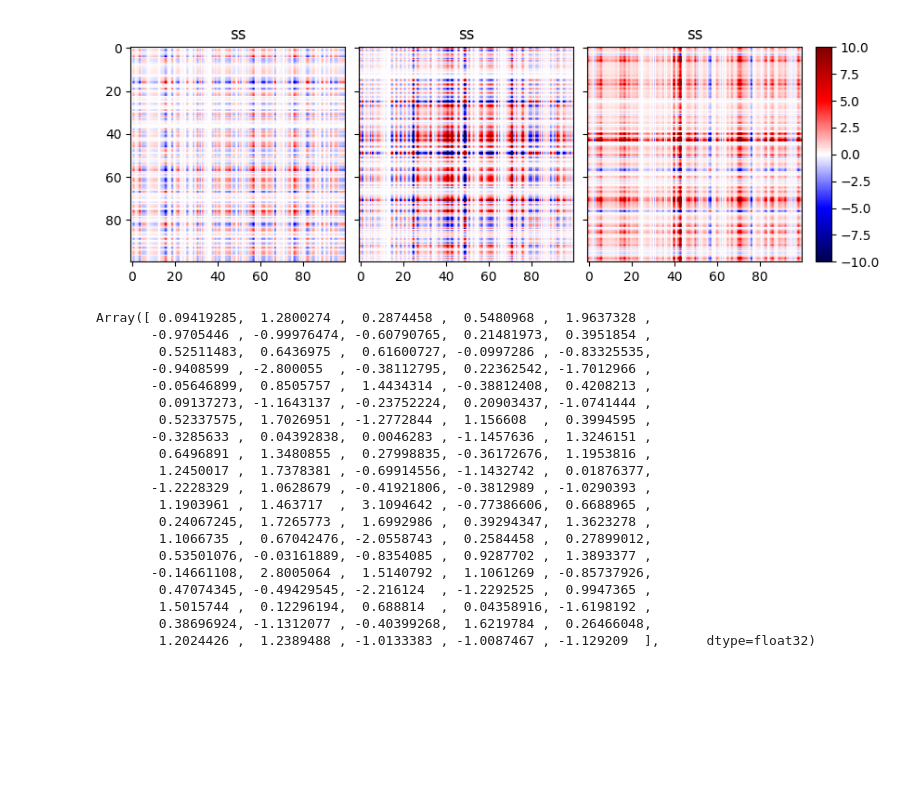
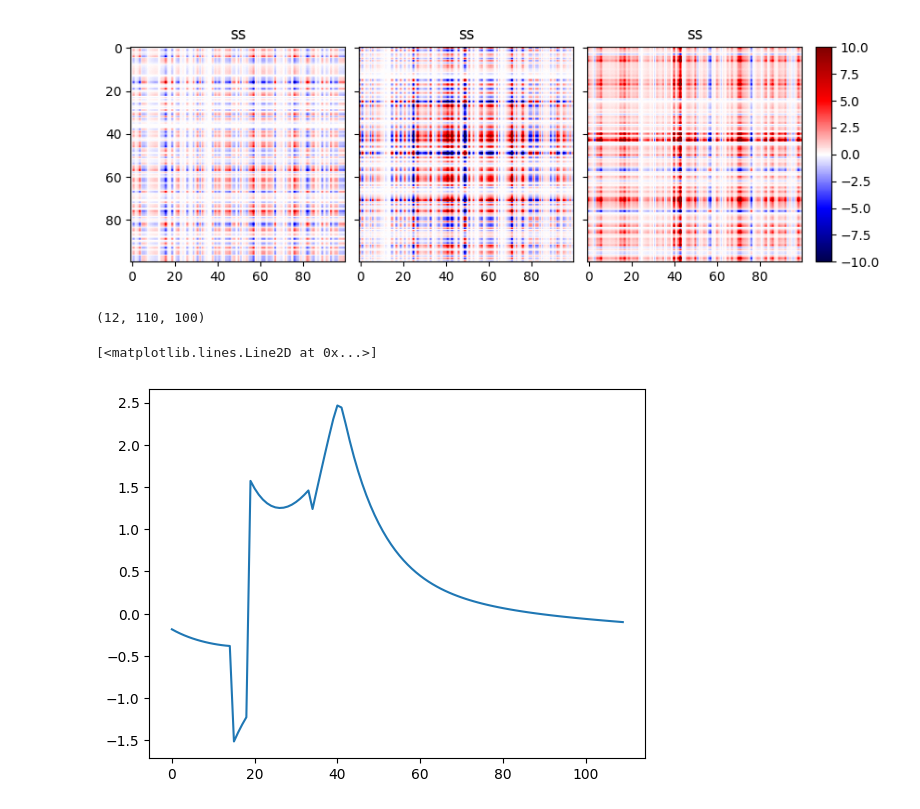
Before and after one commit to lindermanlab/nm-rnn, a Jupyter notebook: scripts/load_model.ipynb, the cells around one changed output. Drawn from its saved outputs; the diff is of its cells as text; code cells hidden in the pictures; blank space fills up the shorter version.

Commit message:
starting to plot dynamics

```diff
--- a/scripts/load_model.ipynb
+++ b/scripts/load_model.ipynb
@@ -68,26 +69,34 @@ ax.cax.toggle_label(True)
 plt.show()
 # %% [output]
 [figure]
-# %%
-model['column_factors'][:,0]
-# %% [output]
-Array([ 0.09419285,  1.2800274 ,  0.2874458 ,  0.5480968 ,  1.9637328 ,
-       -0.9705446 , -0.99976474, -0.60790765,  0.21481973,  0.3951854 ,
-        0.52511483,  0.6436975 ,  0.61600727, -0.0997286 , -0.83325535,
-       -0.9408599 , -2.800055  , -0.38112795,  0.22362542, -1.7012966 ,
-       -0.05646899,  0.8505757 ,  1.4434314 , -0.38812408,  0.4208213 ,
-        0.09137273, -1.1643137 , -0.23752224,  0.20903437, -1.0741444 ,
-        0.52337575,  1.7026951 , -1.2772844 ,  1.156608  ,  0.3994595 ,
-       -0.3285633 ,  0.04392838,  0.0046283 , -1.1457636 ,  1.3246151 ,
-        0.6496891 ,  1.3480855 ,  0.27998835, -0.36172676,  1.1953816 ,
-        1.2450017 ,  1.7378381 , -0.69914556, -1.1432742 ,  0.01876377,
-       -1.2228329 ,  1.0628679 , -0.41921806, -0.3812989 , -1.0290393 ,
-        1.1903961 ,  1.463717  ,  3.1094642 , -0.77386606,  0.6688965 ,
-        0.24067245,  1.7265773 ,  1.6992986 ,  0.39294347,  1.3623278 ,
-        1.1066735 ,  0.67042476, -2.0558743 ,  0.2584458 ,  0.27899012,
-        0.53501076, -0.03161889, -0.8354085 ,  0.9287702 ,  1.3893377 ,
-       -0.14661108,  2.8005064 ,  1.5140792 ,  1.1061269 , -0.85737926,
-        0.47074345, -0.49429545, -2.216124  , -1.2292525 ,  0.9947365 ,
-        1.5015744 ,  0.12296194,  0.688814  ,  0.04358916, -1.6198192 ,
-        0.38696924, -1.1312077 , -0.40399268,  1.6219784 ,  0.26466048,
-        1.2024426 ,  1.2389488 , -1.0133383 , -1.0087467 , -1.129209  ],      dtype=float32)
+# %%
+# generate data for all intervals (4 trained, plus 4 shorter/longer)
+new_intervals = jnp.array([[4, 6, 8, 10, 12, 14, 16, 18, 20, 22, 24, 26]])
+# middling cue time (but could change this)
+measure_min = 15
+measure_max = 16
+
+new_inputs, new_outputs, new_masks = sample_all(110,
+           new_intervals,
+            measure_min,
+            measure_max,
+            15,)
+
+x0 = jnp.ones((100,))*0.1
+z0 = jnp.ones((5,))*0.1
+
+ys, xs, zs = batched_nm_rnn(model, x0, z0, new_inputs, 10, 100)
+# %%
+xs.shape
+# %% [output]
+(12, 110, 100)
+# %%
+from sklearn.decomposition import PCA
+pca = PCA(n_components = 10)
+pca.fit(jnp.vstack(xs))
+
+xs_pca = pca.transform(jnp.vstack(xs)).reshape((12,110,10))
+plt.plot(xs_pca[0,:,3])
+# %% [output]
+[<matplotlib.lines.Line2D at 0x...>]
+[figure, added]
```
Also changed, not shown: parts of 3 cells of this notebook.
